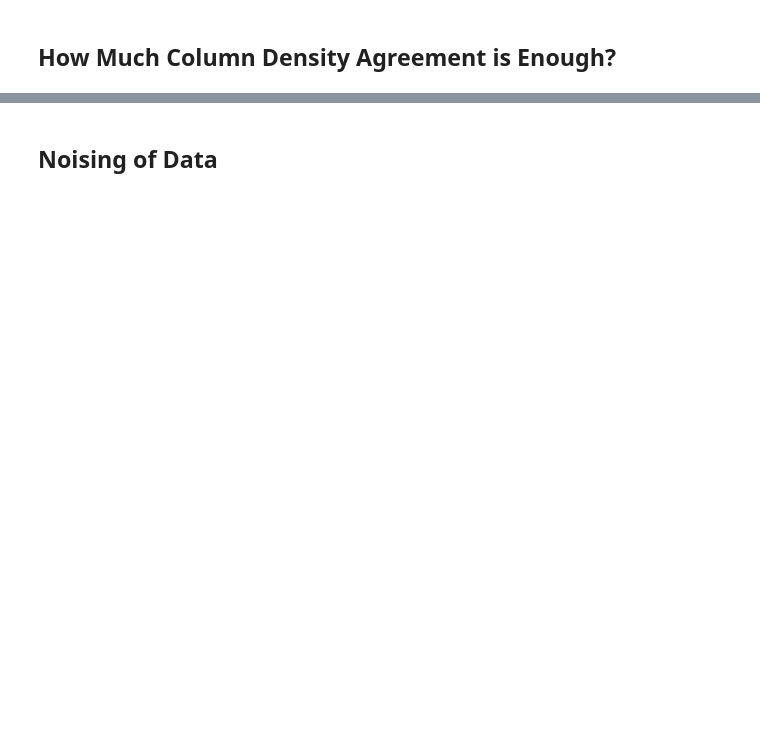
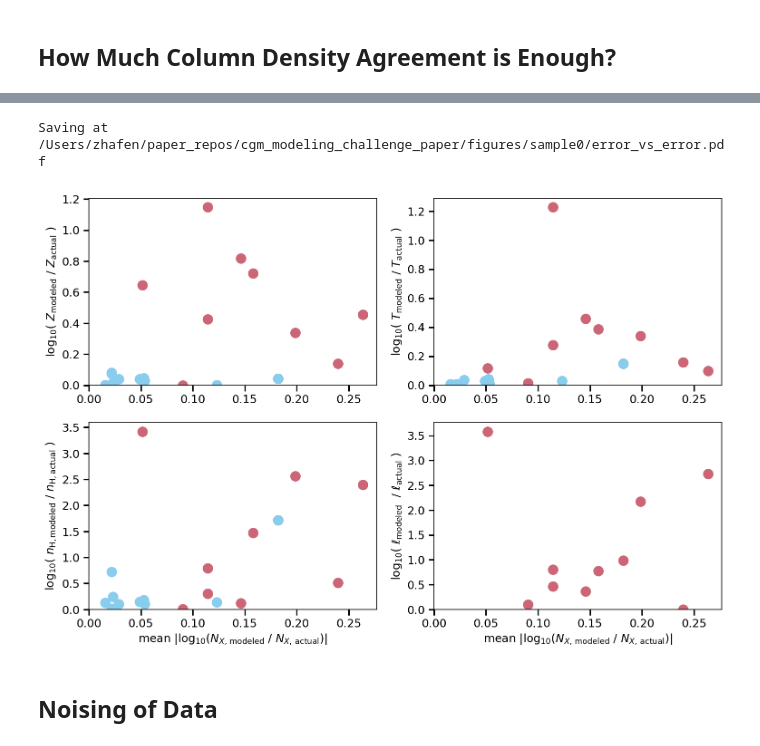
Before and after one commit to chummels/cgm_modeling_challenge, a Jupyter notebook: sample0_comparison.ipynb, the cells around one changed output, grey strips where cells are left out. Drawn from its saved outputs; the diff is of its cells as text; code cells hidden in the pictures; blank space fills up the shorter version.

```diff
--- a/sample0_comparison.ipynb
+++ b/sample0_comparison.ipynb
@@ -825,3 +862,48 @@ plt.savefig( savefile, bbox_inches='tight' )
+# %%
+# Setup Figure
+n_rows_clean = 2
+n_cols_clean = 2
+aspect_ratio = 1.5
+fig = plt.figure( figsize=(n_cols_clean*panel_length*aspect_ratio, n_rows_clean*panel_length), facecolor='w' )
+ax_dict = fig.subplot_mosaic(
+    clean_mosaic,
+#     gridspec_kw = { 'hspace': 0.5 },
+)
+
+for key in prop_keys:
+
+    ax = ax_dict[key]
+
+    ratio = np.abs( np.log10( found[key] / actual[key] ) )
+    ax.scatter(
+        avg_actual_error_modeled,
+        ratio,
+        color = found_color,
+    )
+
+    if key in found_revised:
+        ratio_revised = np.abs( np.log10( found_revised[key] / actual[key] ) )
+        ax.scatter(
+            avg_actual_error_revised,
+            ratio_revised,
+            color = revised_color,
+        )
+
+    ax.set_xlim( 0, avg_actual_error_modeled.max() * 1.05 )
+    ax.set_ylim( 0, ratio.max() * 1.05 )
+
+    if ax.get_subplotspec().is_last_row():
+        ax.set_xlabel( r'mean $\vert \log_{10} ( N_{X,\,{\rm modeled}}$ / $N_{X,\,{\rm actual}} ) \vert$' )
+    ax.set_ylabel( r'$\log_{10}($ ' + y_labels[key] + r' $)$' )
+
+#     ax.set_yscale( 'log' )
+
+savefile = os.path.join( figure_dir, 'error_vs_error.pdf' )
+print( 'Saving at {}'.format( savefile ) )
+plt.savefig( savefile, bbox_inches='tight' )
+# %% [output]
+Saving at /Users/zhafen/paper_repos/cgm_modeling_challenge_paper/figures/sample0/error_vs_error.pdf
+[figure, added]
 # %% [markdown]
 ## Noising of Data
 # %%
```
Also changed, not shown: parts of 8 cells of this notebook.
